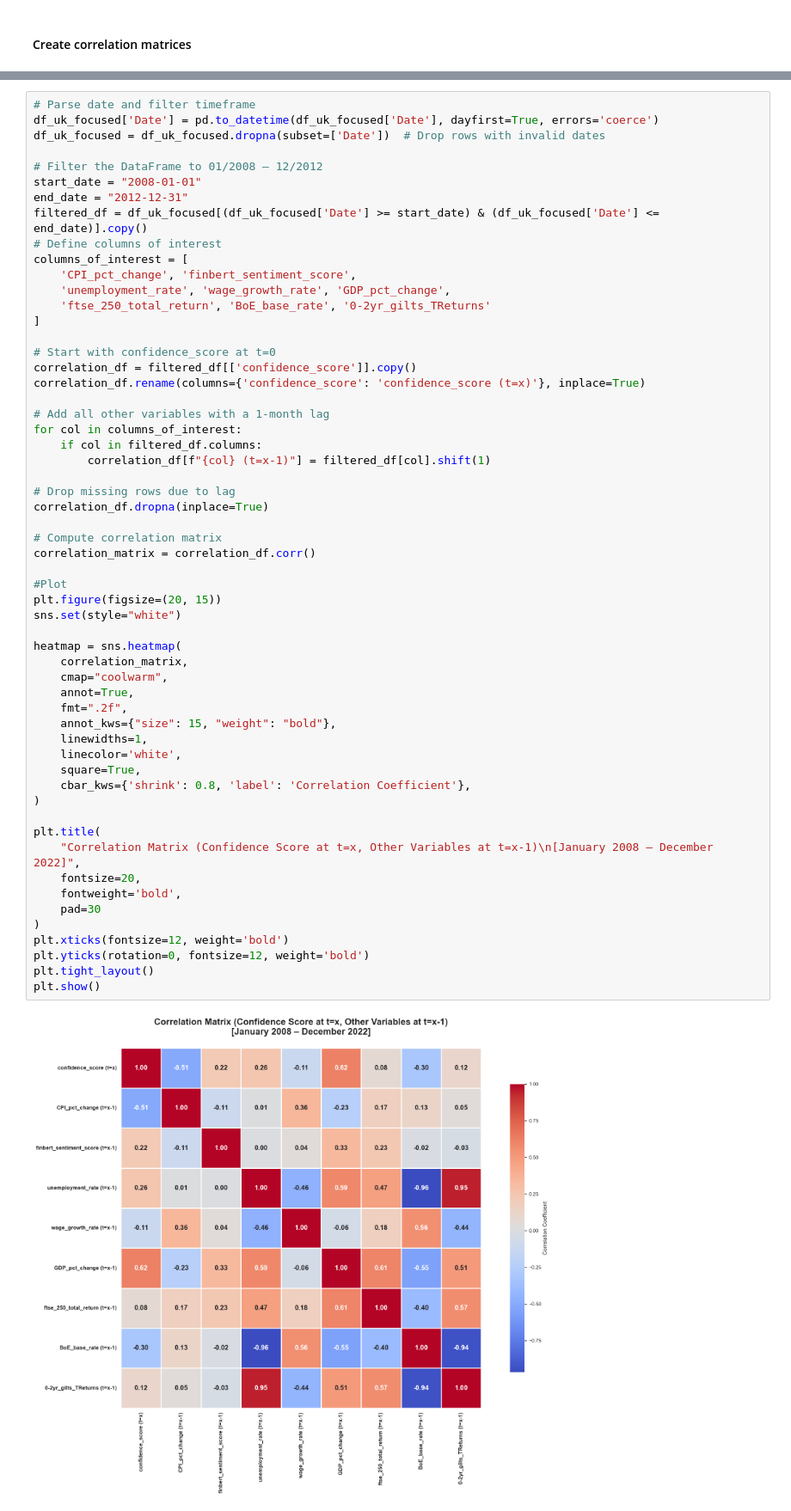
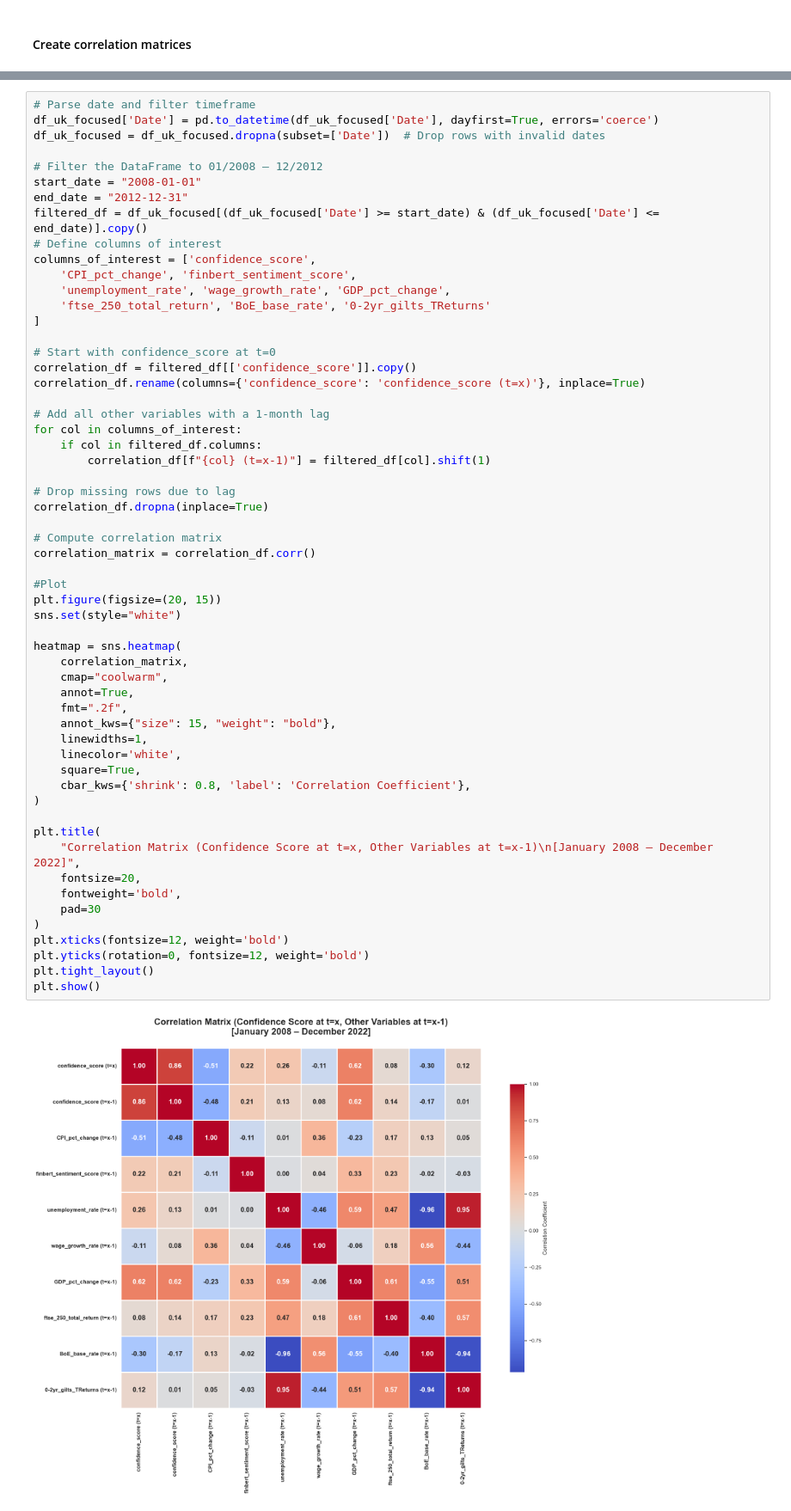
Before and after one commit to gamzebb/group-project, a Jupyter notebook: Confidence Score Analysis Sentiment, Corraletion, Predictions (2008-12).ipynb, the cells around one changed output, grey strips where cells are left out. Shown at 86% size. Drawn from its saved outputs; the diff is of its cells as text.

```diff
--- a/Confidence Score Analysis Sentiment, Corraletion, Predictions (2008-12).ipynb
+++ b/Confidence Score Analysis Sentiment, Corraletion, Predictions (2008-12).ipynb
@@ -435,7 +435,7 @@ start_date = "2008-01-01"
 end_date = "2012-12-31"
 filtered_df = df_uk_focused[(df_uk_focused['Date'] >= start_date) & (df_uk_focused['Date'] <= end_date)].copy()
 # Define columns of interest
-columns_of_interest = [
+columns_of_interest = ['confidence_score',
     'CPI_pct_change', 'finbert_sentiment_score',
     'unemployment_rate', 'wage_growth_rate', 'GDP_pct_change',
     'ftse_250_total_return', 'BoE_base_rate', '0-2yr_gilts_TReturns'
@@ -456,34 +456,34 @@ correlation_df.dropna(inplace=True)
 # Compute correlation matrix
 correlation_matrix = correlation_df.corr()
 
 #Plot
 plt.figure(figsize=(20, 15))
 sns.set(style="white")
 
 heatmap = sns.heatmap(
     correlation_matrix,
     cmap="coolwarm",
     annot=True,
     fmt=".2f",
     annot_kws={"size": 15, "weight": "bold"},
     linewidths=1,
     linecolor='white',
     square=True,
     cbar_kws={'shrink': 0.8, 'label': 'Correlation Coefficient'},
 )
 
 plt.title(
     "Correlation Matrix (Confidence Score at t=x, Other Variables at t=x-1)\n[January 2008 – December 2022]",
     fontsize=20,
     fontweight='bold',
     pad=30
 )
 plt.xticks(fontsize=12, weight='bold')
 plt.yticks(rotation=0, fontsize=12, weight='bold')
 plt.tight_layout()
 plt.show()
 # %% [output]
-[figure, old version]
+[figure, new version]
 # %%
 # Parse date and filter timeframe
 df_uk_focused['Date'] = pd.to_datetime(df_uk_focused['Date'], dayfirst=True, errors='coerce')
```
Also changed, not shown: parts of 2 cells of this notebook, 1 other file.
